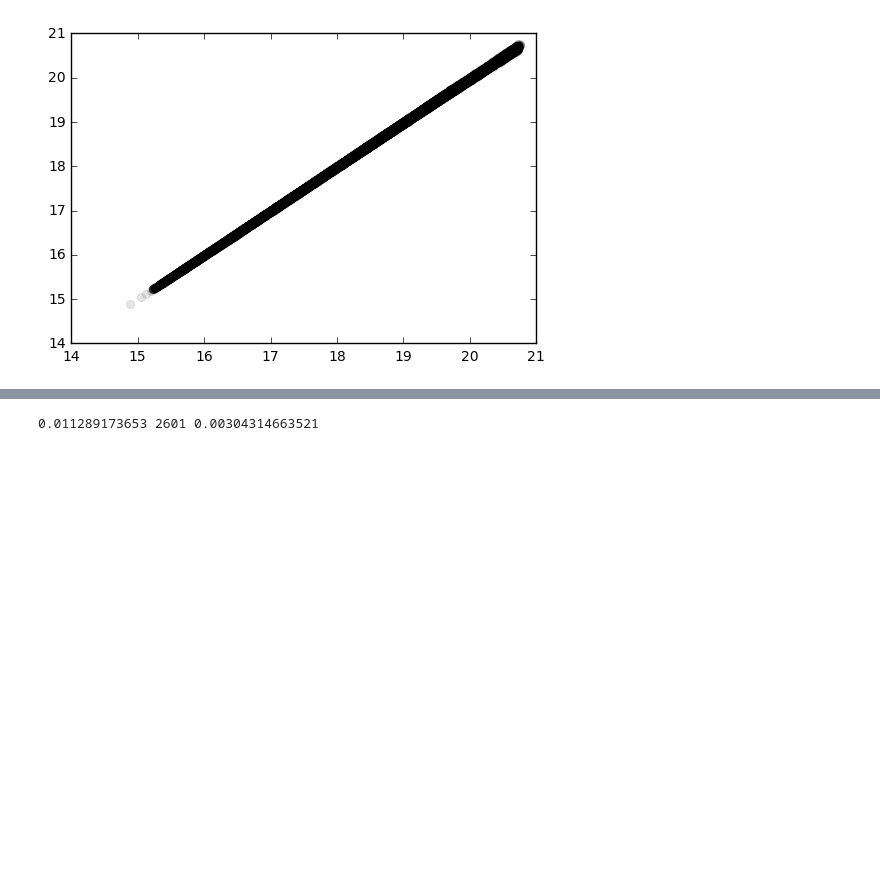
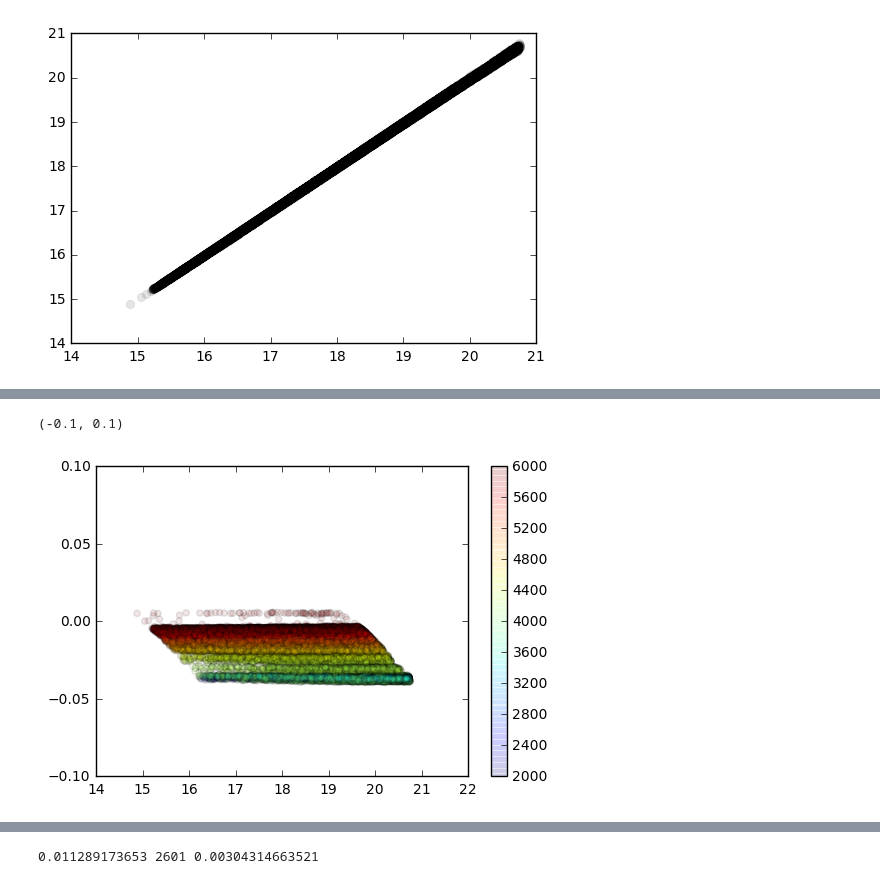
Before and after one commit to lsst-sims/sims_gaia_calib, a Jupyter notebook: python/blargh.ipynb, the cells around one changed output, grey strips where cells are left out. Saved outputs shown, nothing was run; the diff lists cells and outputs as text; code cells hidden in the pictures; blank space fills up the shorter version.

```diff
--- a/python/blargh.ipynb
+++ b/python/blargh.ipynb
@@ -16,0 +56,9 @@ plt.plot(stars['g_true'][good], stars['g'][good], 'ko', alpha=.1)
+# %%
+plt.scatter(stars[fn+'_true'][good], stars[fn+'_noiseless'][good]-stars[fn+'_true'][good],
+            c=stars['teff'][good], alpha=.1,
+           vmin=2000, vmax=6000)
+cb = plt.colorbar()
+plt.ylim([-.1,.1])
+# %% [output]
+(-0.1, 0.1)
+[figure, added]
```
Also changed, not shown: parts of 17 cells of this notebook.
